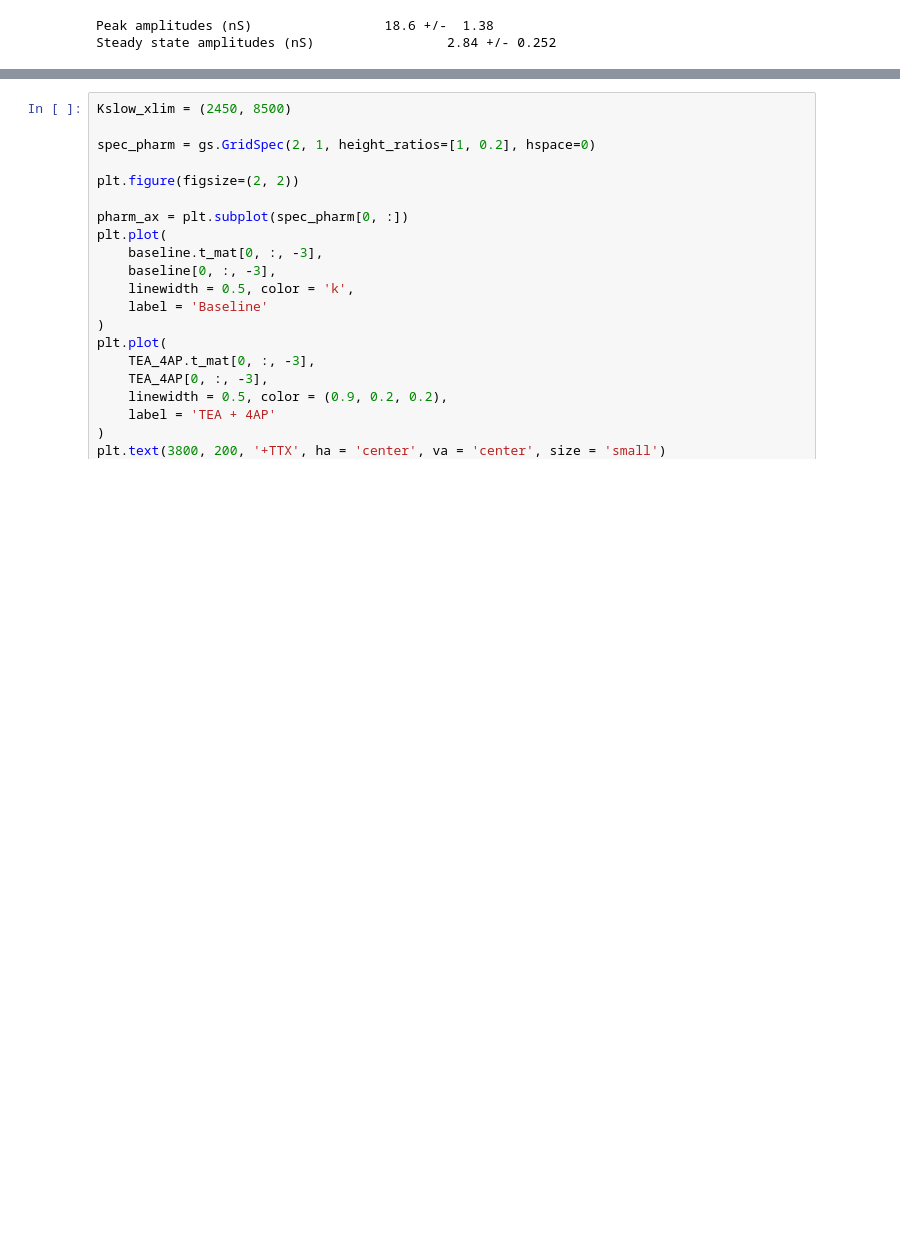
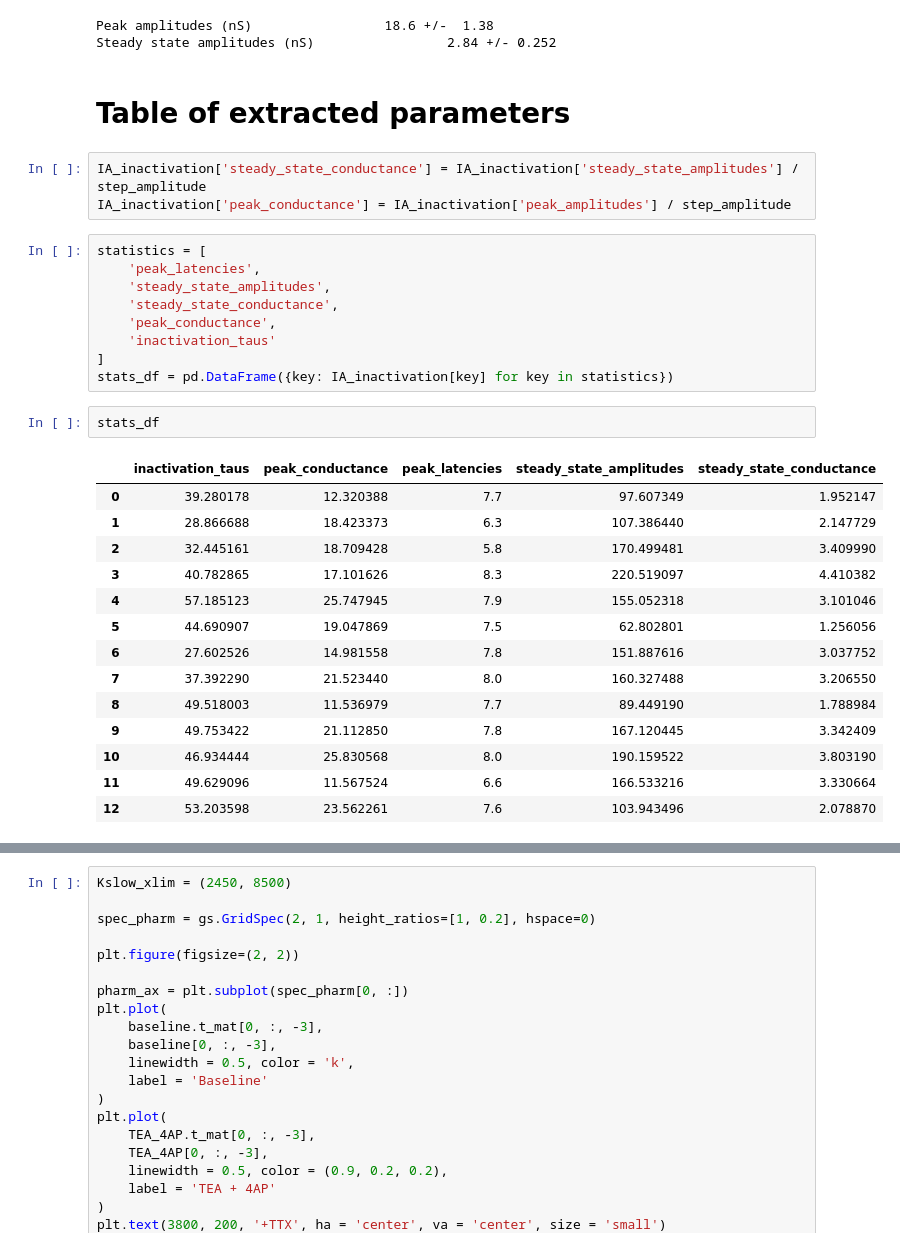
Before and after one commit to nauralcodinglab/raphegif, a Jupyter notebook: figs/scripts/writeup/ser_currents.ipynb, the cells around one changed output, grey strips where cells are left out. Cells and saved outputs as stored; diff of their text form; blank space fills up the shorter version.

```diff
--- a/figs/scripts/writeup/ser_currents.ipynb
+++ b/figs/scripts/writeup/ser_currents.ipynb
@@ -254,3 +255,34 @@ print('Steady state amplitudes (nS) {:>20.3} +/- {:>5.3}'.format(
 # %% [output]
 Peak amplitudes (nS)                 18.6 +/-  1.38
 Steady state amplitudes (nS)                 2.84 +/- 0.252
+# %% [markdown]
+# Table of extracted parameters
+# %%
+IA_inactivation['steady_state_conductance'] = IA_inactivation['steady_state_amplitudes'] / step_amplitude
+IA_inactivation['peak_conductance'] = IA_inactivation['peak_amplitudes'] / step_amplitude
+# %%
+statistics = [
+    'peak_latencies',
+    'steady_state_amplitudes',
+    'steady_state_conductance',
+    'peak_conductance',
+    'inactivation_taus'
+]
+stats_df = pd.DataFrame({key: IA_inactivation[key] for key in statistics})
+# %%
+stats_df
+# %% [output]
+|  | inactivation_taus | peak_conductance | peak_latencies | steady_state_amplitudes | steady_state_conductance |
+| 0 | 39.280178 | 12.320388 | 7.7 | 97.607349 | 1.952147 |
+| 1 | 28.866688 | 18.423373 | 6.3 | 107.386440 | 2.147729 |
+| 2 | 32.445161 | 18.709428 | 5.8 | 170.499481 | 3.409990 |
+| 3 | 40.782865 | 17.101626 | 8.3 | 220.519097 | 4.410382 |
+| 4 | 57.185123 | 25.747945 | 7.9 | 155.052318 | 3.101046 |
+| 5 | 44.690907 | 19.047869 | 7.5 | 62.802801 | 1.256056 |
+| 6 | 27.602526 | 14.981558 | 7.8 | 151.887616 | 3.037752 |
+| 7 | 37.392290 | 21.523440 | 8.0 | 160.327488 | 3.206550 |
+| 8 | 49.518003 | 11.536979 | 7.7 | 89.449190 | 1.788984 |
+| 9 | 49.753422 | 21.112850 | 7.8 | 167.120445 | 3.342409 |
+| 10 | 46.934444 | 25.830568 | 8.0 | 190.159522 | 3.803190 |
+| 11 | 49.629096 | 11.567524 | 6.6 | 166.533216 | 3.330664 |
+| 12 | 53.203598 | 23.562261 | 7.6 | 103.943496 | 2.078870 |
```
Also changed, not shown: parts of 9 cells of this notebook, 2 other files.
